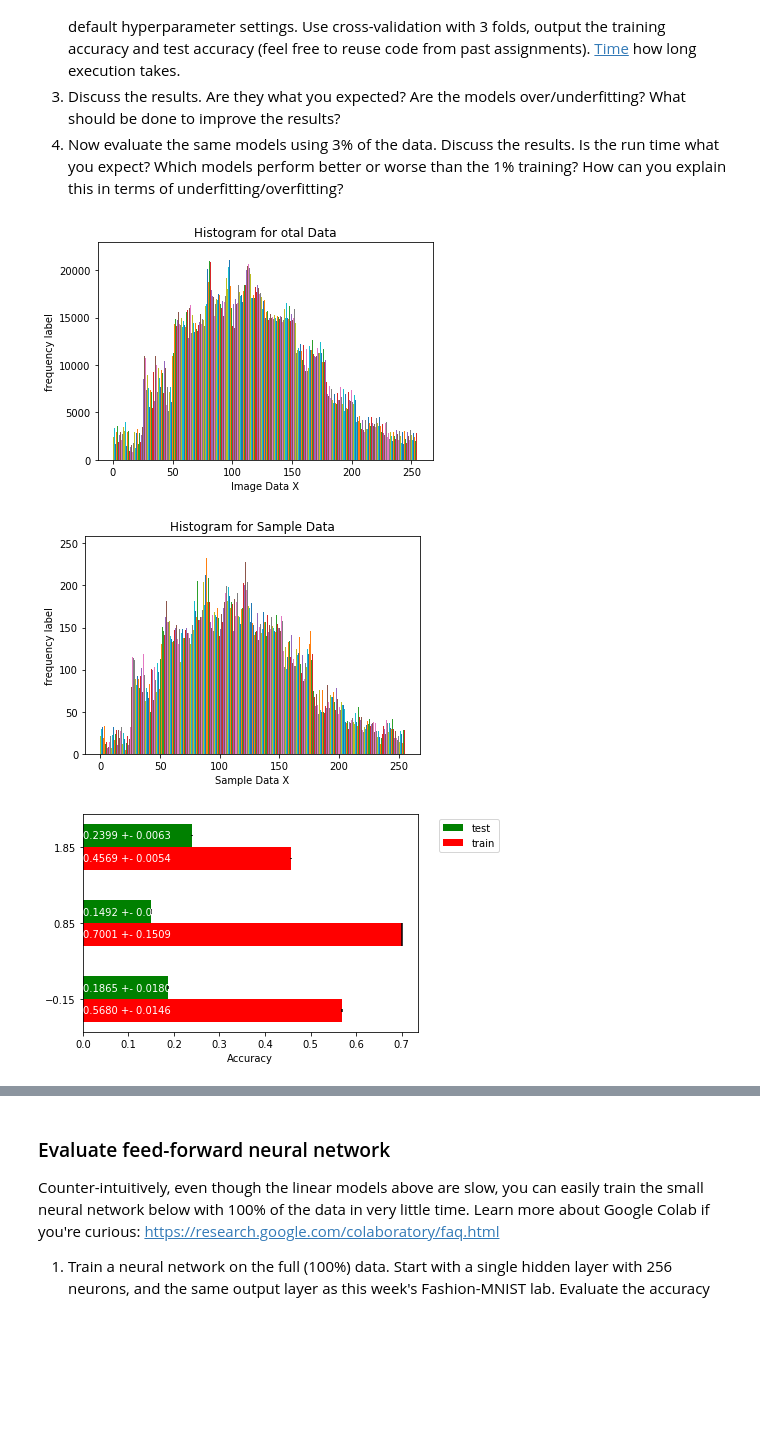
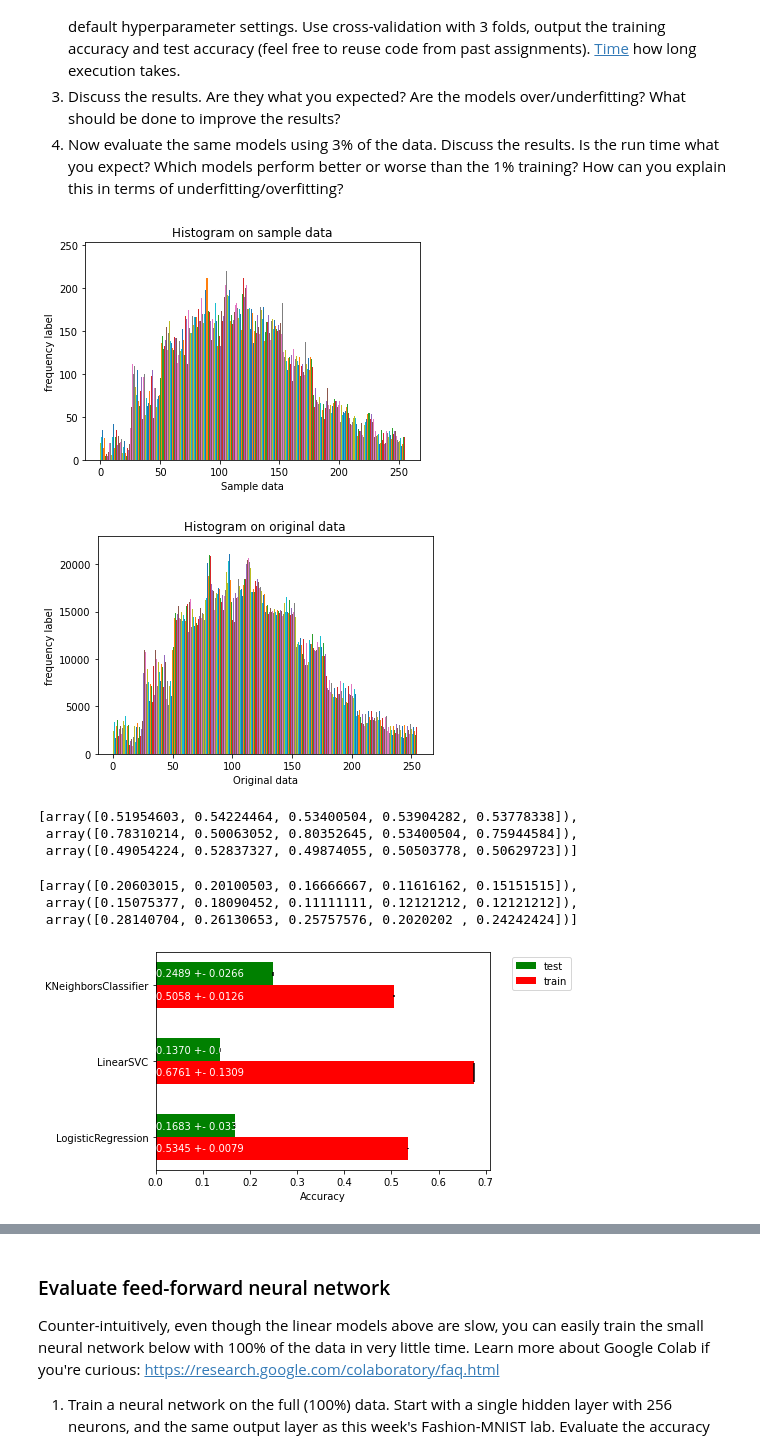
Before and after one commit to sasi6996/EAI6000, a Jupyter notebook: Assignment_3_Street_View_House_Numbers.ipynb, the cells around one changed output, grey strips where cells are left out. Saved outputs shown, nothing was run; the diff lists cells and outputs as text; code cells hidden in the pictures; blank space fills up the shorter version.

```diff
--- a/Assignment_3_Street_View_House_Numbers.ipynb
+++ b/Assignment_3_Street_View_House_Numbers.ipynb
@@ -124,60 +125,75 @@ from sklearn.neighbors import KNeighborsClassifier
 
 # Take a 1% stratified subsample to fasten the experiment
 X_sample, _, y_sample, _ = train_test_split(X,y, stratify=y, train_size=0.01)
+# %%
+import matplotlib.pyplot as plt
+sample = X_sample
+plt.hist(sample, histtype = 'bar', rwidth = 1)
+
+plt.xlabel('Sample data')
+plt.ylabel('frequency label')
+plt.title('Histogram on sample data')
+plt.show()
+# %% [output]
+[figure, added]
 # %%
 import matplotlib.pyplot as plt
+Original = X
+plt.hist(Original, histtype = 'bar', rwidth = 1)
 
-Image_Data = X
-plt.hist(Image_Data, histtype = 'bar', rwidth = 5)
-
-plt.xlabel('Image Data X')
+plt.xlabel('Original data')
 plt.ylabel('frequency label')
-plt.title('Histogram for otal Data')
-
+plt.title('Histogram on original data')
 plt.show()
 # %% [output]
-[figure, old version]
+[figure, new version]
-# %%
-import matplotlib.pyplot as plt
-
-Sample_Data = X_sample
-plt.hist(Sample_Data, histtype = 'bar', rwidth = 5)
-
-plt.xlabel('Sample Data X')
-plt.ylabel('frequency label')
-plt.title('Histogram for Sample Data')
-
-plt.show()
-# %% [output]
-[figure, removed]
 # %%
-def evaluate_learners(models, Sample_Data, y_sample):
-    xvals = [cross_validate(m, Sample_Data, y_sample, return_train_score= True, n_jobs=-1) for m in models]
+from sklearn.model_selection import cross_validate, train_test_split
+from sklearn.linear_model import LogisticRegression
+from sklearn.neighbors import KNeighborsClassifier
+from sklearn.pipeline import make_pipeline
+from sklearn.svm import LinearSVC
+
+
+def evaluate_learners(models, X_sample, y_sample):
+    xvals = [cross_validate(m, X_sample, y_sample, return_train_score= True, n_jobs=-1) for m in models]
     test_scores = [x['test_score'] for x in xvals]
     train_scores = [x['train_score'] for x in xvals]
     return train_scores, test_scores
 # %%
 models = [ LogisticRegression(), LinearSVC(), KNeighborsClassifier()]
 models = np.array([m for m in models]).flatten()
-train_scores, test_scores = evaluate_learners(models, Sample_Data, y_sample)
+train_scores, test_scores = evaluate_learners(models, X_sample, y_sample)
+# %%
+train_scores
+# %% [output]
+[array([0.51954603, 0.54224464, 0.53400504, 0.53904282, 0.53778338]),
+ array([0.78310214, 0.50063052, 0.80352645, 0.53400504, 0.75944584]),
+ array([0.49054224, 0.52837327, 0.49874055, 0.50503778, 0.50629723])]
+# %%
+test_scores
+# %% [output]
+[array([0.20603015, 0.20100503, 0.16666667, 0.11616162, 0.15151515]),
+ array([0.15075377, 0.18090452, 0.11111111, 0.12121212, 0.12121212]),
+ array([0.28140704, 0.26130653, 0.25757576, 0.2020202 , 0.24242424])]
 # %%
 classifiers = [LogisticRegression(), LinearSVC(), KNeighborsClassifier()]
 fig, ax = plt.subplots()
 width=0.3
 ax.barh(np.arange(len(train_scores)), np.mean(test_scores, axis=1), width,
         yerr= np.std(test_scores, axis=1), color='green', label='test')
 ax.barh(np.arange(len(train_scores))-width, np.mean(train_scores, axis=1), width,
         yerr= np.std(train_scores, axis=1), color='red', label='train')
 for i, te, tr in zip(np.arange(len(train_scores)),test_scores,train_scores):
     ax.text(0, i, "{:.4f} +- {:.4f}".format(np.mean(te),np.std(te)), color='white', va='center')
     ax.text(0, i-width, "{:.4f} +- {:.4f}".format(np.mean(tr),np.std(tr)), color='white', va='center')
-ax.set(yticks=np.arange(len(train_scores))-width/2)
+ax.set(yticks=np.arange(len(train_scores))-width/2, yticklabels=[c.__class__.__name__ for c in classifiers])
 ax.set_xlabel('Accuracy')
 ax.legend(bbox_to_anchor=(1.05, 1), loc=2)
 
 plt.show()
 # %% [output]
-[figure, old version]
+[figure, new version]
 # %%
 import time
 start_time = time.time()
```
Also changed, not shown: parts of 28 cells of this notebook.
